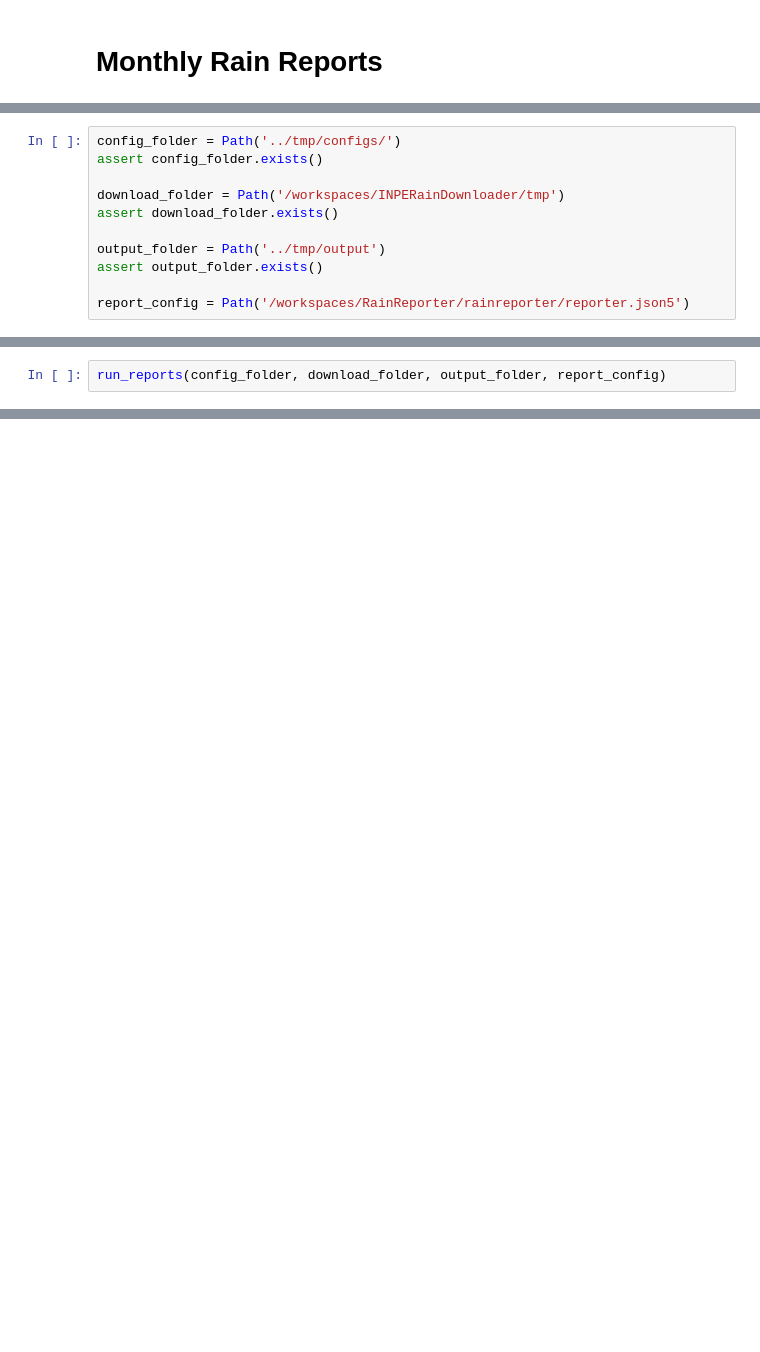
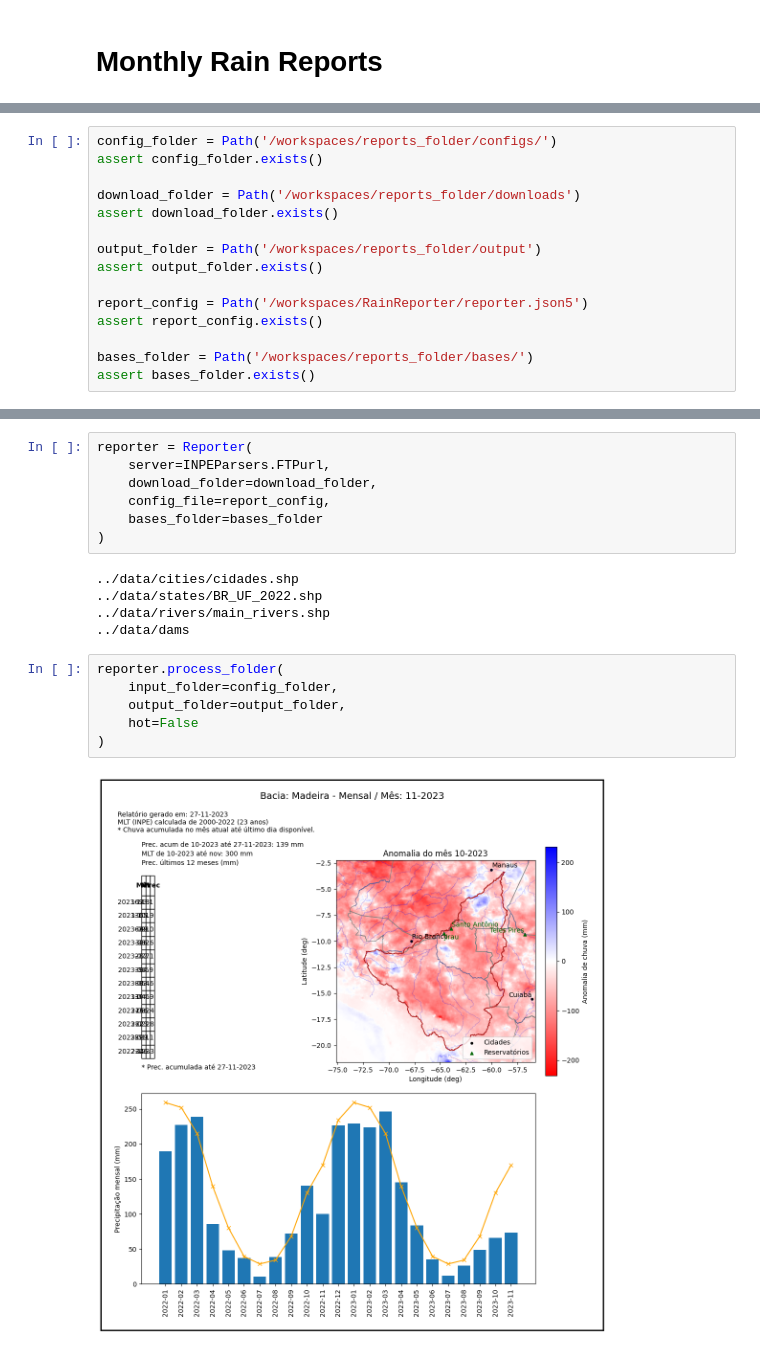
Before and after one commit to cordmaur/RainReporter, a Jupyter notebook: nbs/03-Monthly_Report_Wrapper.ipynb, the cells around one changed output, grey strips where cells are left out. Saved outputs shown, nothing was run; the diff lists cells and outputs as text; blank space fills up the shorter version.

```diff
--- a/nbs/03-Monthly_Report_Wrapper.ipynb
+++ b/nbs/03-Monthly_Report_Wrapper.ipynb
@@ -25,11 +22,15 @@ The autoreload extension is already loaded. To reload it, use:
 # %%
-config_folder = Path('../tmp/configs/')
+config_folder = Path('/workspaces/reports_folder/configs/')
 assert config_folder.exists()
 
-download_folder = Path('/workspaces/INPERainDownloader/tmp')
+download_folder = Path('/workspaces/reports_folder/downloads')
 assert download_folder.exists()
 
-output_folder = Path('../tmp/output')
+output_folder = Path('/workspaces/reports_folder/output')
 assert output_folder.exists()
 
-report_config = Path('/workspaces/RainReporter/rainreporter/reporter.json5')
+report_config = Path('/workspaces/RainReporter/reporter.json5')
+assert report_config.exists()
+
+bases_folder = Path('/workspaces/reports_folder/bases/')
+assert bases_folder.exists()
@@ -38,2 +36,0 @@ from rainreporter.reporter_wraper import *
-# %%
-run_reports(config_folder, download_folder, output_folder, report_config)
@@ -50,0 +37,20 @@ Processando relatório Funil
+# %%
+reporter = Reporter(
+    server=INPEParsers.FTPurl,
+    download_folder=download_folder,
+    config_file=report_config,
+    bases_folder=bases_folder
+)
+# %% [output]
+../data/cities/cidades.shp
+../data/states/BR_UF_2022.shp
+../data/rivers/main_rivers.shp
+../data/dams
+# %%
+reporter.process_folder(
+    input_folder=config_folder,
+    output_folder=output_folder,
+    hot=False
+)
+# %% [output]
+[figure, added]
```
Also changed, not shown: parts of 3 cells of this notebook, 7 other files.
